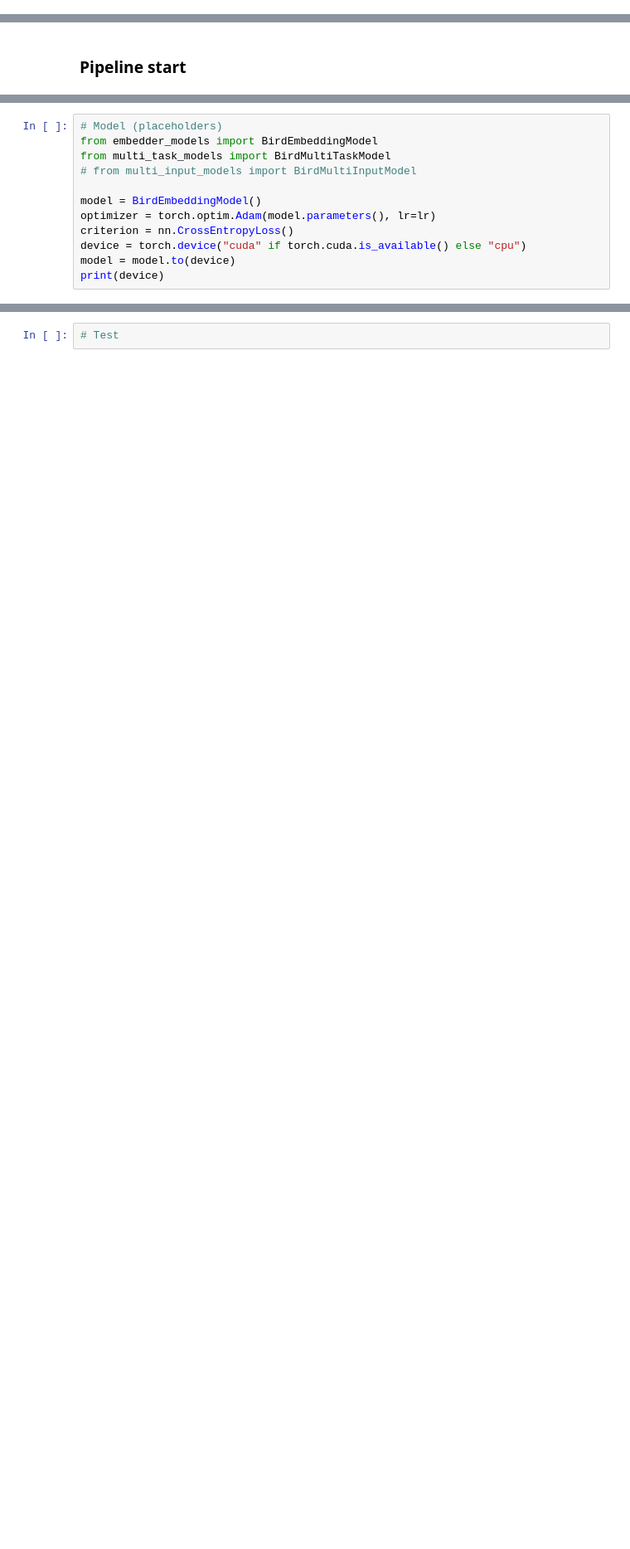
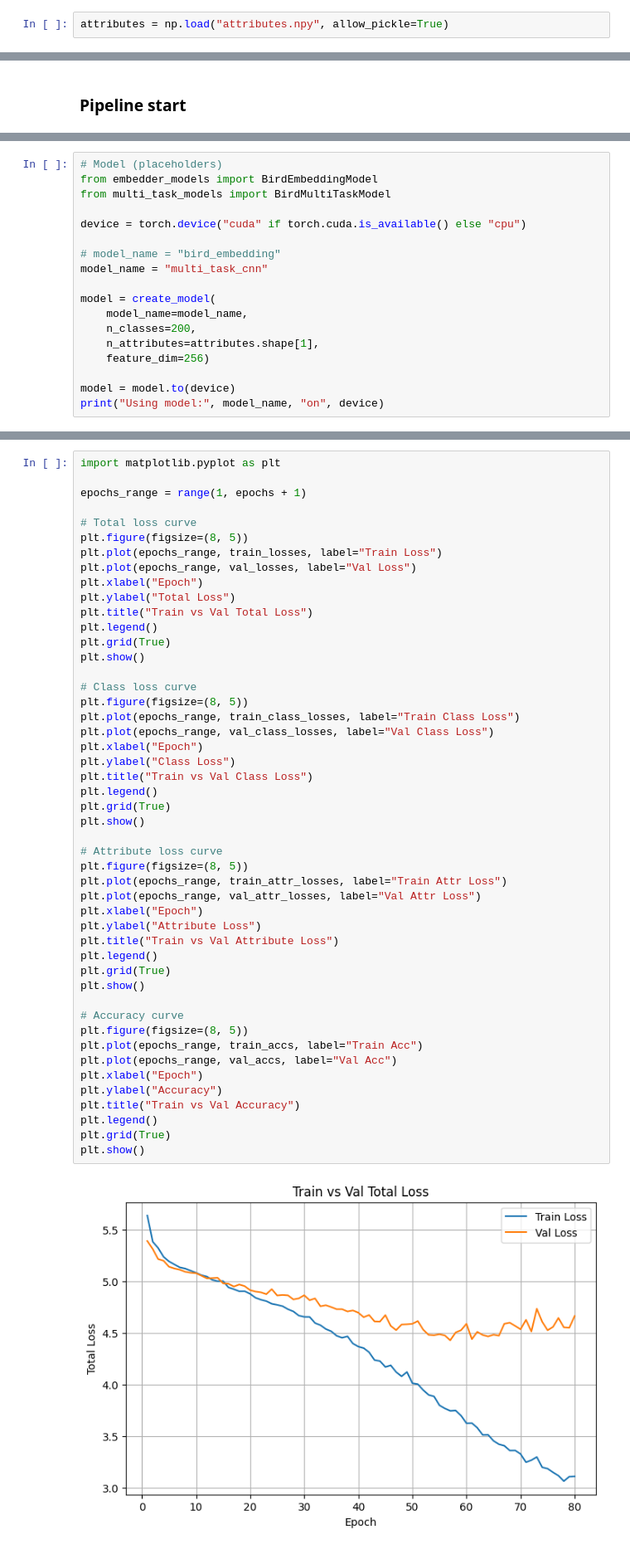
Before and after one commit to eVV44/AML2025-group25, a Jupyter notebook: start.ipynb, the cells around one changed output, grey strips where cells are left out. Shown at 83% size. Cells and saved outputs as stored; diff of their text form; blank space fills up the shorter version.

```diff
--- a/start.ipynb
+++ b/start.ipynb
@@ -27,6 +40,8 @@ train_df.head()
 | 2 | train_images/train_images/3.jpg | 1 | 0 |
 | 3 | train_images/train_images/4.jpg | 1 | 0 |
 | 4 | train_images/train_images/5.jpg | 1 | 0 |
+# %%
+attributes = np.load("attributes.npy", allow_pickle=True)
 # %%
 # class distribution
 num_classes = train_df["label_idx"].nunique()
@@ -78,12 +103,18 @@ epochs = 25
 # Model (placeholders)
 from embedder_models import BirdEmbeddingModel
 from multi_task_models import BirdMultiTaskModel
-# from multi_input_models import BirdMultiInputModel
 
-model = BirdEmbeddingModel()
-optimizer = torch.optim.Adam(model.parameters(), lr=lr)
-criterion = nn.CrossEntropyLoss()
 device = torch.device("cuda" if torch.cuda.is_available() else "cpu")
+
+# model_name = "bird_embedding"
+model_name = "multi_task_cnn"
+
+model = create_model(
+    model_name=model_name,
+    n_classes=200,
+    n_attributes=attributes.shape[1],
+    feature_dim=256)
+
 model = model.to(device)
-print(device)
+print("Using model:", model_name, "on", device)
 # %% [output]
@@ -127,2 +298,50 @@ KeyboardInterrupt:
 # %%
-# Test
+import matplotlib.pyplot as plt
+
+epochs_range = range(1, epochs + 1)
+
+# Total loss curve
+plt.figure(figsize=(8, 5))
+plt.plot(epochs_range, train_losses, label="Train Loss")
+plt.plot(epochs_range, val_losses, label="Val Loss")
+plt.xlabel("Epoch")
+plt.ylabel("Total Loss")
+plt.title("Train vs Val Total Loss")
+plt.legend()
+plt.grid(True)
+plt.show()
+
+# Class loss curve
+plt.figure(figsize=(8, 5))
+plt.plot(epochs_range, train_class_losses, label="Train Class Loss")
+plt.plot(epochs_range, val_class_losses, label="Val Class Loss")
+plt.xlabel("Epoch")
+plt.ylabel("Class Loss")
+plt.title("Train vs Val Class Loss")
+plt.legend()
+plt.grid(True)
+plt.show()
+
+# Attribute loss curve
+plt.figure(figsize=(8, 5))
+plt.plot(epochs_range, train_attr_losses, label="Train Attr Loss")
+plt.plot(epochs_range, val_attr_losses, label="Val Attr Loss")
+plt.xlabel("Epoch")
+plt.ylabel("Attribute Loss")
+plt.title("Train vs Val Attribute Loss")
+plt.legend()
+plt.grid(True)
+plt.show()
+
+# Accuracy curve
+plt.figure(figsize=(8, 5))
+plt.plot(epochs_range, train_accs, label="Train Acc")
+plt.plot(epochs_range, val_accs, label="Val Acc")
+plt.xlabel("Epoch")
+plt.ylabel("Accuracy")
+plt.title("Train vs Val Accuracy")
+plt.legend()
+plt.grid(True)
+plt.show()
+# %% [output]
+[figure, added]
```
Also changed, not shown: parts of 14 cells of this notebook.
